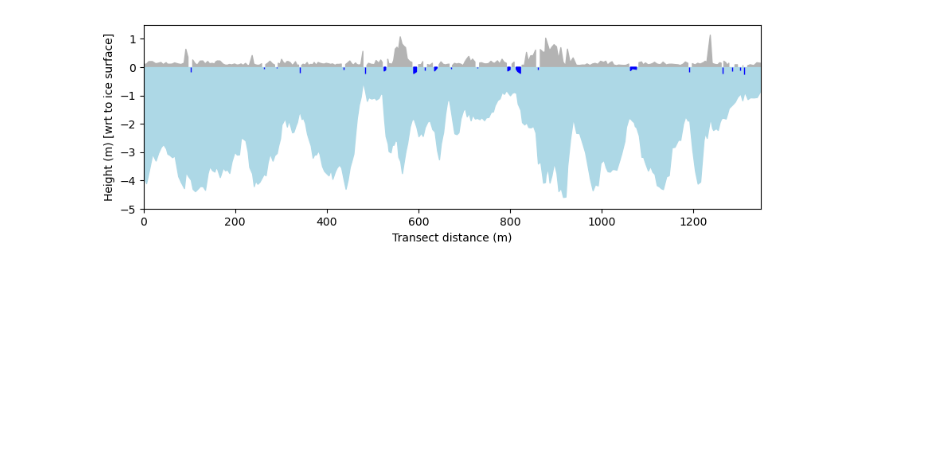
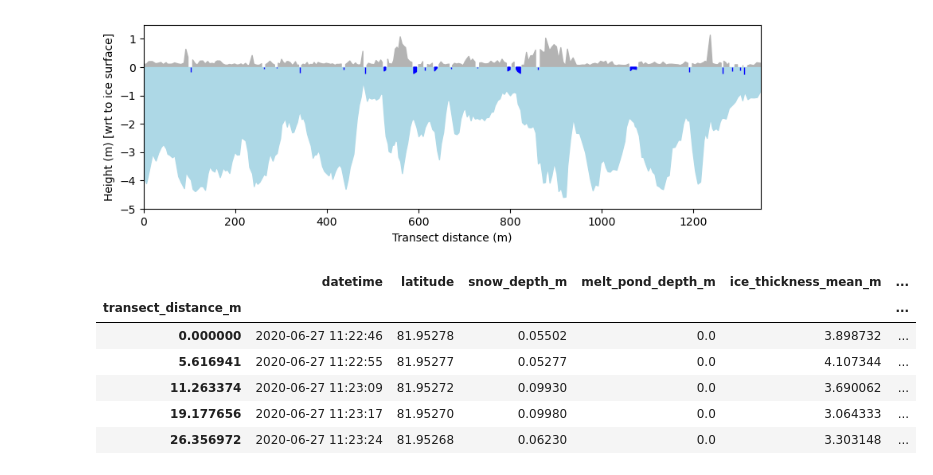
Before and after one commit to nsidc/mosaic_sunlight_underseaice, a Jupyter notebook: notebooks/getting_started.ipynb, the cells around one changed output. Drawn from its saved outputs; the diff is of its cells as text; code cells hidden in the pictures; blank space fills up the shorter version.

```diff
--- a/notebooks/getting_started.ipynb
+++ b/notebooks/getting_started.ipynb
@@ -24,3 +61,14 @@ fig, ax = plt.subplots(figsize=(10,3))
 plot_thickness_profile(df, ax=ax)  # Add legend and axis title with units
 # %% [output]
 [figure]
+# %%
+rt_df = seaicert_mp(df)
+rt_df.head()
+# %% [output]
+|  | datetime | latitude | snow_depth_m | melt_pond_depth_m | ice_thickness_mean_m | ... |
+| transect_distance_m |  |  |  |  |  | ... |
+| 0.000000 | 2020-06-27 11:22:46 | 81.95278 | 0.05502 | 0.0 | 3.898732 | ... |
+| 5.616941 | 2020-06-27 11:22:55 | 81.95277 | 0.05277 | 0.0 | 4.107344 | ... |
+| 11.263374 | 2020-06-27 11:23:09 | 81.95272 | 0.09930 | 0.0 | 3.690062 | ... |
+| 19.177656 | 2020-06-27 11:23:17 | 81.95270 | 0.09980 | 0.0 | 3.064333 | ... |
+| 26.356972 | 2020-06-27 11:23:24 | 81.95268 | 0.06230 | 0.0 | 3.303148 | ... |
```
Also changed, not shown: parts of 3 cells of this notebook, 2 other files.
